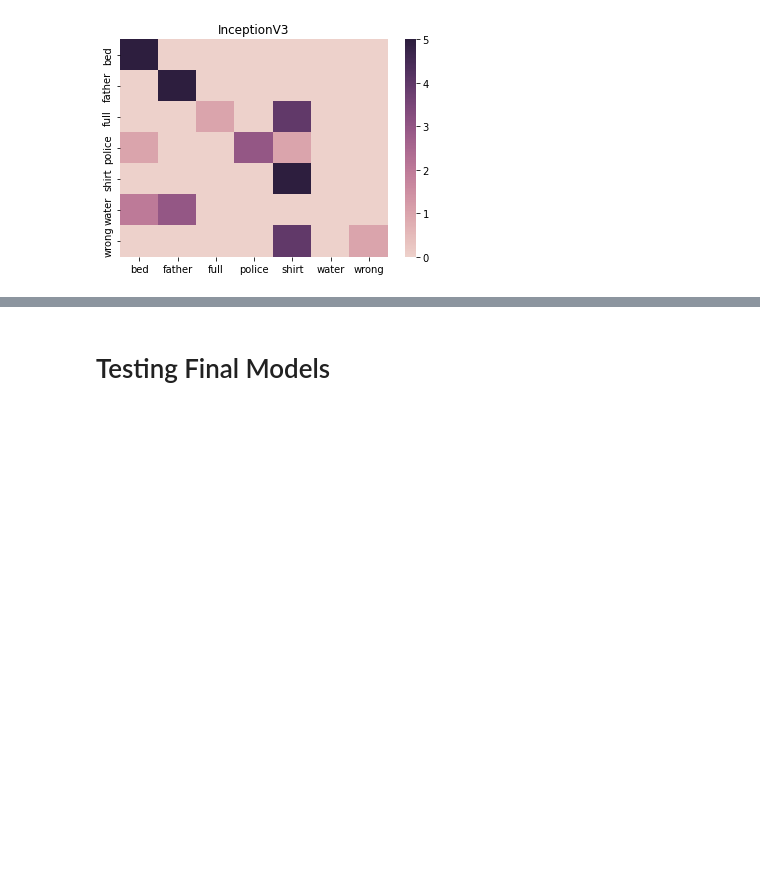
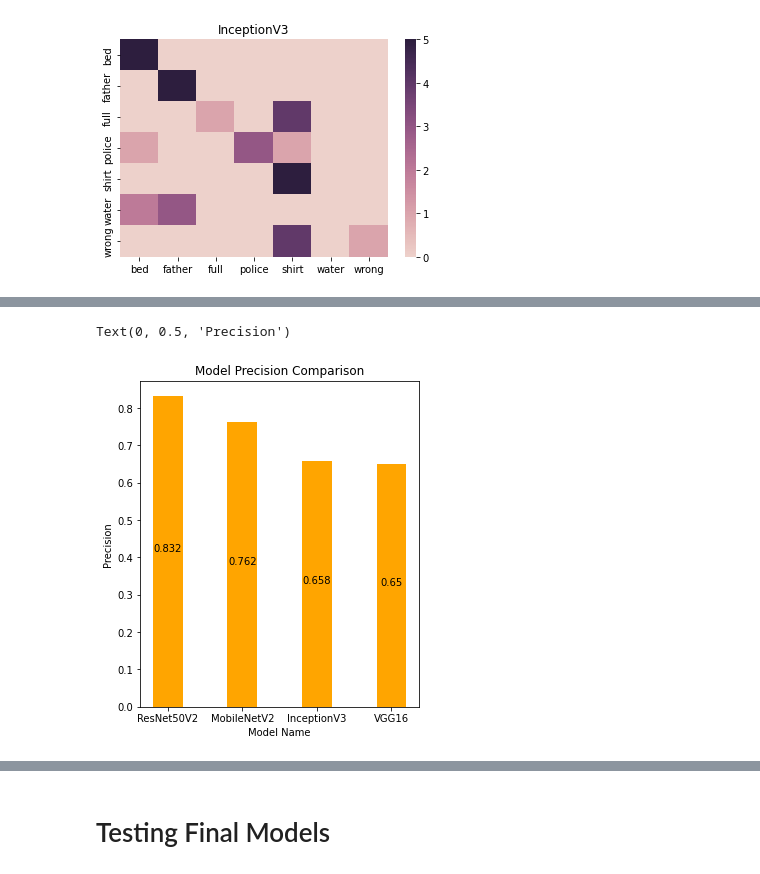
Before and after one commit to magdi74/SignLanguageDetection-GraduationProject2023, a Jupyter notebook: NoteBooks/Testing_models .ipynb, the cells around one changed output, grey strips where cells are left out. Drawn from its saved outputs; the diff is of its cells as text; code cells hidden in the pictures; blank space fills up the shorter version.

```diff
--- a/NoteBooks/Testing_models.ipynb
+++ b/NoteBooks/Testing_models .ipynb
@@ -270,0 +304,18 @@ Text(0, 0.5, 'Percentage')
+# %%
+#sort ba sort
+def sort_tuples(tuples):
+    # Sort the tuples by the second item in descending order using the itemgetter function
+    return sorted(tuples, key=itemgetter(1),reverse=True)
+# %%
+# pre.sort(reverse=True)
+pre = sort_tuples(pre)
+labels, values = zip(*pre)
+plt.figure(figsize=(5,6))
+plt.title("Model Precision Comparison")
+plt.bar(labels,values,0.4,color = "orange")
+addlabels(labels,values)
+plt.xlabel("Model Name")
+plt.ylabel("Precision")
+# %% [output]
+Text(0, 0.5, 'Precision')
+[figure, added]
```
Also changed, not shown: parts of 26 cells of this notebook.
